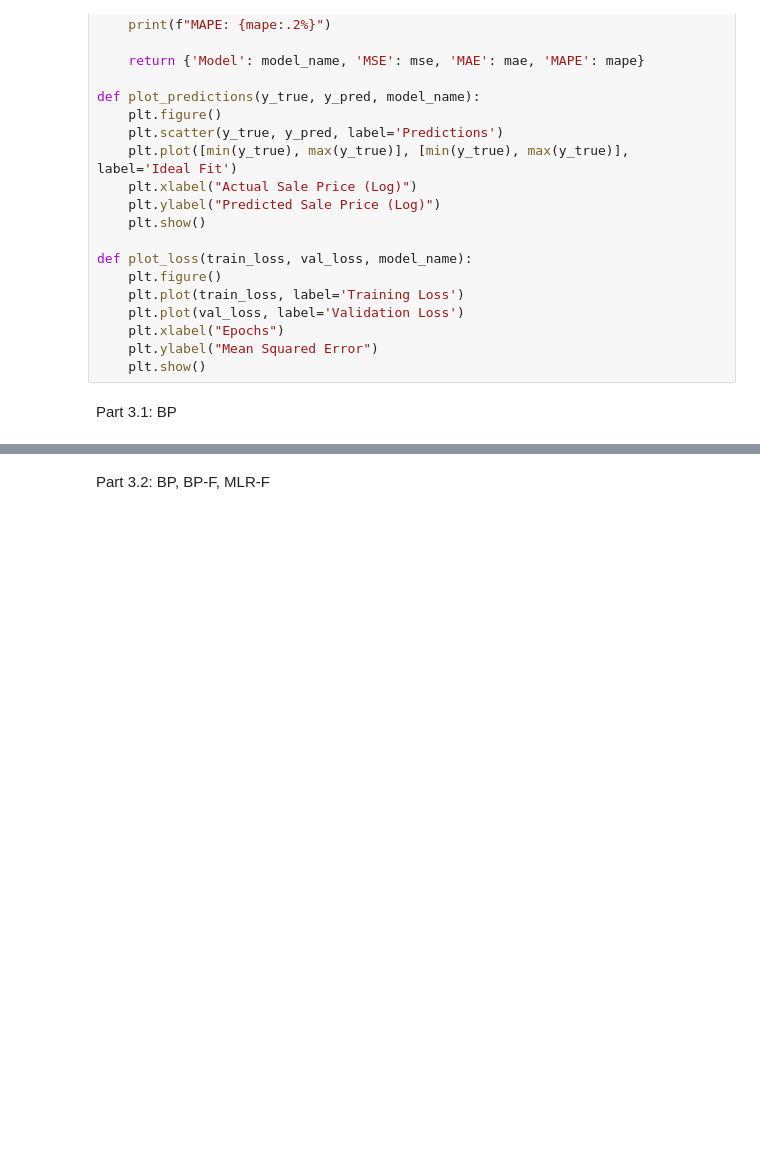
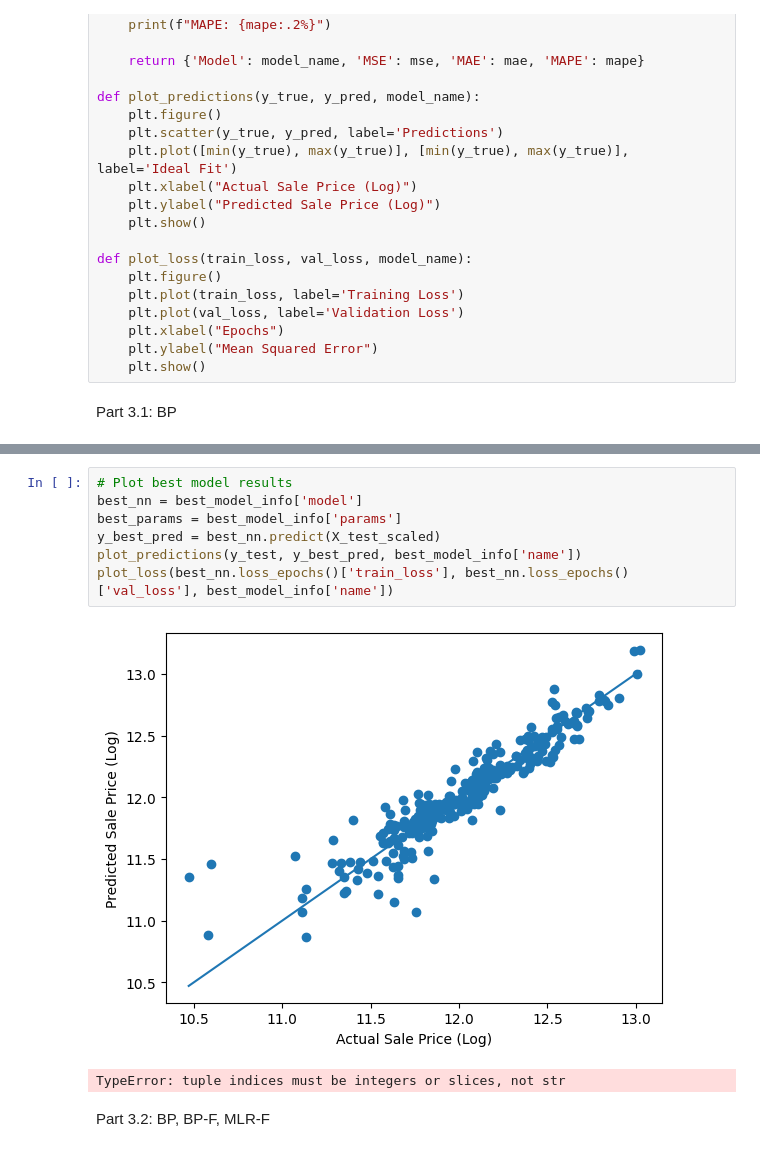
Before and after one commit to macarronesc/NEC_Practica1, a Jupyter notebook: app.ipynb, the cells around one changed output, grey strips where cells are left out. Saved outputs shown, nothing was run; the diff lists cells and outputs as text; blank space fills up the shorter version.

```diff
--- a/app.ipynb
+++ b/app.ipynb
@@ -181,3 +192,13 @@ AttributeError: 'NeuralNet' object has no attribute 'fact'
+# %%
+# Plot best model results
+best_nn = best_model_info['model']
+best_params = best_model_info['params']
+y_best_pred = best_nn.predict(X_test_scaled)
+plot_predictions(y_test, y_best_pred, best_model_info['name'])
+plot_loss(best_nn.loss_epochs()['train_loss'], best_nn.loss_epochs()['val_loss'], best_model_info['name'])
+# %% [output]
+[figure, added]
+TypeError: tuple indices must be integers or slices, not str
 # %% [markdown]
 Part 3.2: BP, BP-F, MLR-F
 # %% [markdown]
```
Also changed, not shown: parts of 1 cell of this notebook, 1 other file.
